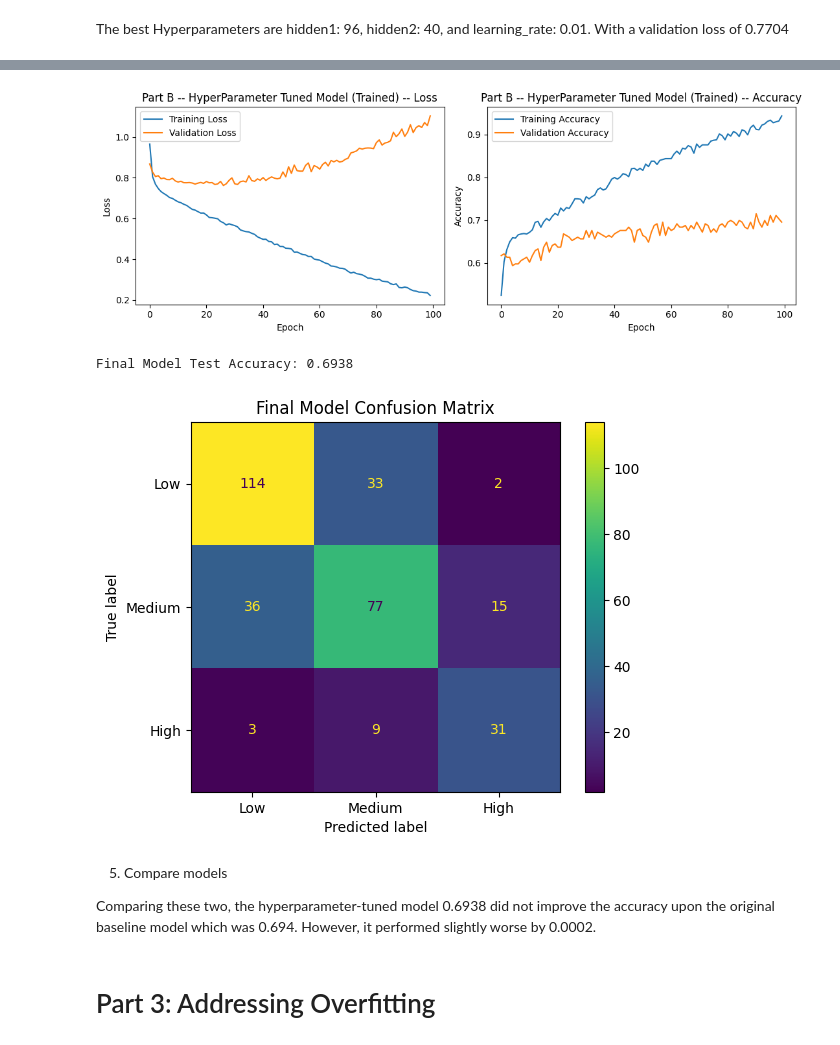
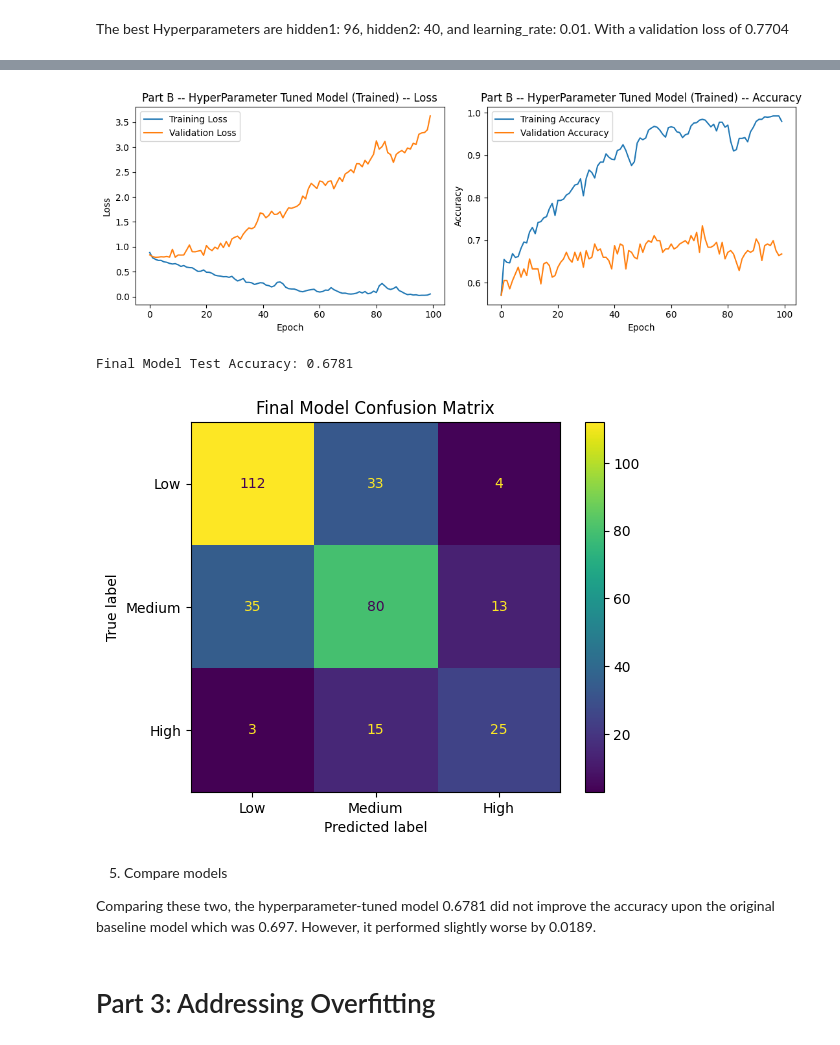
Before and after one commit to chasekrisko-design/IT480-FA26, a Jupyter notebook: Assignment1/Assignment1_Hyperparameter_Tuning.ipynb, the cells around one changed output, grey strips where cells are left out. Drawn from its saved outputs; the diff is of its cells as text; code cells hidden in the pictures.

```diff
--- a/Assignment1/Assignment1_Hyperparameter_Tuning.ipynb
+++ b/Assignment1/Assignment1_Hyperparameter_Tuning.ipynb
@@ -179,10 +179,10 @@ Best Validation Loss: 0.7704
 # %% [markdown]
 The best Hyperparameters are hidden1: 96, hidden2: 40, and learning_rate: 0.01. With a validation loss of 0.7704
 # %%
-final_model = tuner.hypermodel.build(best_hp)
+model_hyp = tuner.hypermodel.build(best_hp)
 
-history_final = final_model.fit(
-    X3_train_scaled, y3_train,
+history_final = model_hyp.fit(
+    X_train_scaled, y_train,
     validation_split=0.2,
     epochs=100,
     batch_size=32,
@@ -197,20 +195,20 @@ Final Model Test Loss: 0.8777
-[figure, old version]
+[figure, new version]
 # %%
-final_model_preds = np.argmax(final_model.predict(X3_test_scaled, verbose=0), axis=1)
+final_model_preds = np.argmax(model_hyp.predict(X_test_scaled, verbose=0), axis=1)
 
-cm_final = confusion_matrix(y3_test, final_model_preds)
+cm_final = confusion_matrix(y_test, final_model_preds)
 ConfusionMatrixDisplay(cm_final, display_labels=["Low", "Medium", "High"]).plot()
-loss, accuracy = final_model.evaluate(X3_test_scaled, y3_test, verbose=0)
+loss, accuracy = model_hyp.evaluate(X_test_scaled, y_test, verbose=0)
 print(f"Final Model Test Accuracy: {accuracy:.4f}")
 plt.title("Final Model Confusion Matrix")
 plt.show()
 # %% [output]
-Final Model Test Accuracy: 0.6938
+Final Model Test Accuracy: 0.6781
-[figure, old version]
+[figure, new version]
 # %% [markdown]
 5. Compare models
 
-Comparing these two, the hyperparameter-tuned model 0.6938 did not improve the accuracy upon the original baseline model which was 0.694. However, it performed slightly worse by 0.0002.
+Comparing these two, the hyperparameter-tuned model 0.6781 did not improve the accuracy upon the original baseline model which was 0.697. However, it performed slightly worse by 0.0189.
 # %% [markdown]
 # Part 3: Addressing Overfitting
 # %%
```
Also changed, not shown: parts of 1 cell of this notebook.
